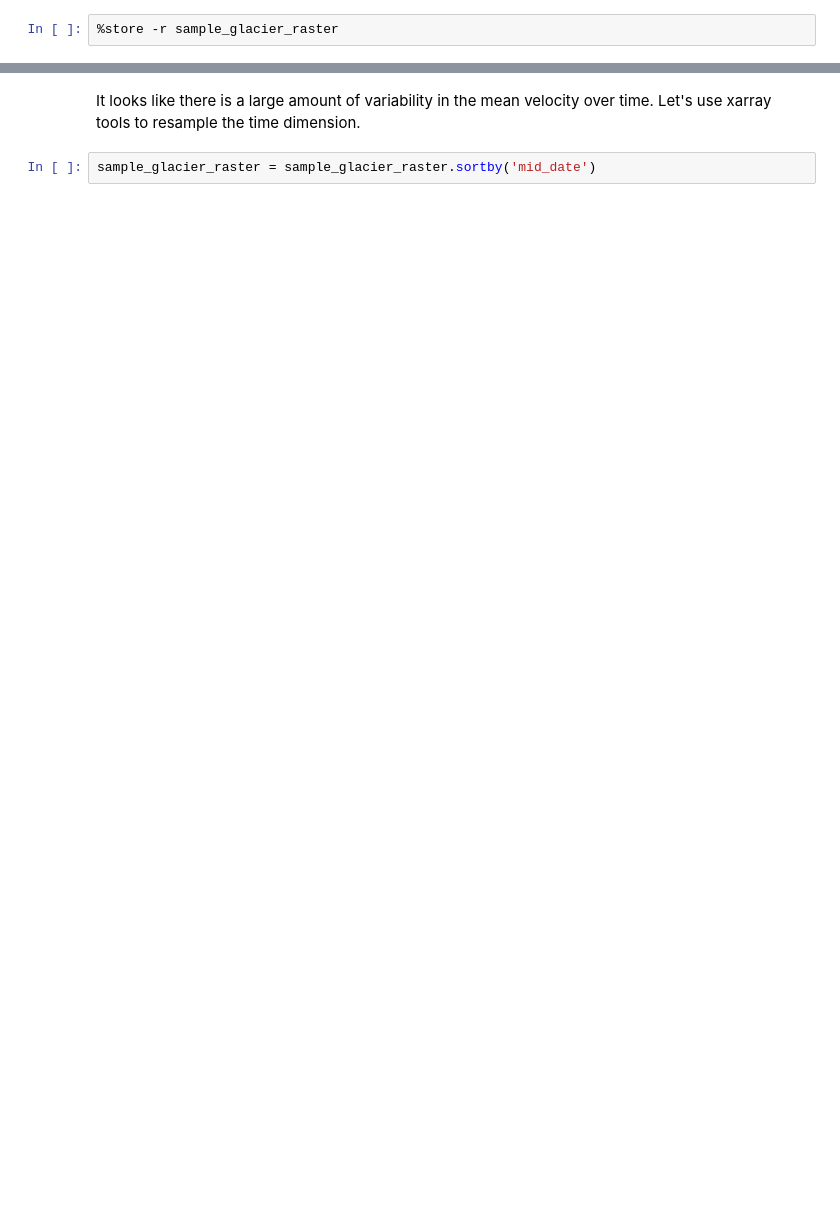
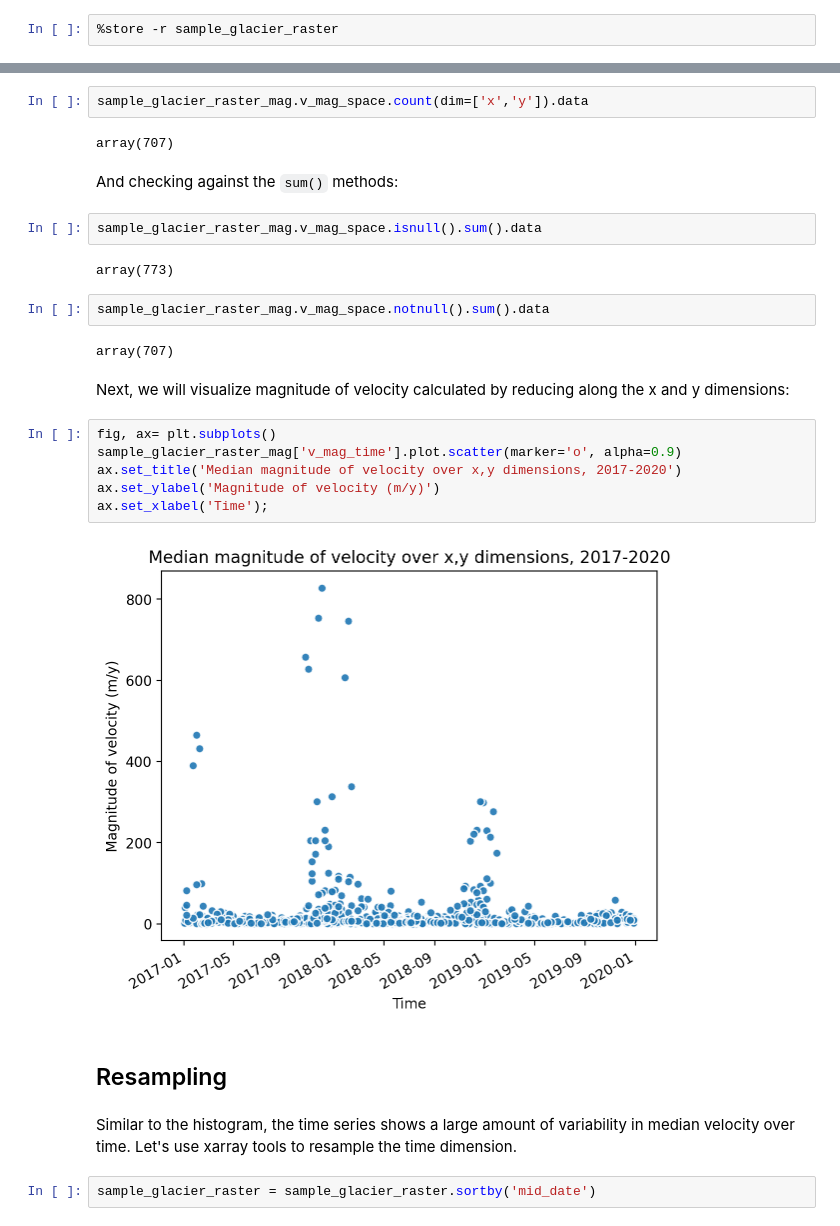
Before and after one commit to e-marshall/itslive, a Jupyter notebook: ind_glacier_analysis.ipynb, the cells around one changed output, grey strips where cells are left out. Cells and saved outputs as stored; diff of their text form; blank space fills up the shorter version.

```diff
--- a/ind_glacier_analysis.ipynb
+++ b/ind_glacier_analysis.ipynb
@@ -63,5 +169,31 @@ sample_glacier_raster.v.mean(dim=['x','y']).plot(linewidth=0, marker='o', alpha
+# %%
+sample_glacier_raster_mag.v_mag_space.count(dim=['x','y']).data
+# %% [output]
+array(707)
+# %% [markdown]
+And checking against the `sum()` methods:
+# %%
+sample_glacier_raster_mag.v_mag_space.isnull().sum().data
+# %% [output]
+array(773)
+# %%
+sample_glacier_raster_mag.v_mag_space.notnull().sum().data
+# %% [output]
+array(707)
+# %% [markdown]
+Next, we will visualize magnitude of velocity calculated by reducing along the x and y dimensions:
+# %%
+fig, ax= plt.subplots()
+sample_glacier_raster_mag['v_mag_time'].plot.scatter(marker='o', alpha=0.9)
+ax.set_title('Median magnitude of velocity over x,y dimensions, 2017-2020')
+ax.set_ylabel('Magnitude of velocity (m/y)')
+ax.set_xlabel('Time');
+# %% [output]
+[figure, added]
+# %% [markdown]
+## Resampling
 # %% [markdown]
-It looks like there is a large amount of variability in the mean velocity over time. Let's use xarray tools to resample the time dimension.
+Similar to the histogram, the time series shows a large amount of variability in median velocity over time. Let's use xarray tools to resample the time dimension.
 # %%
 sample_glacier_raster = sample_glacier_raster.sortby('mid_date')
 # %%
```
Also changed, not shown: parts of 68 cells of this notebook, 2 other files.
